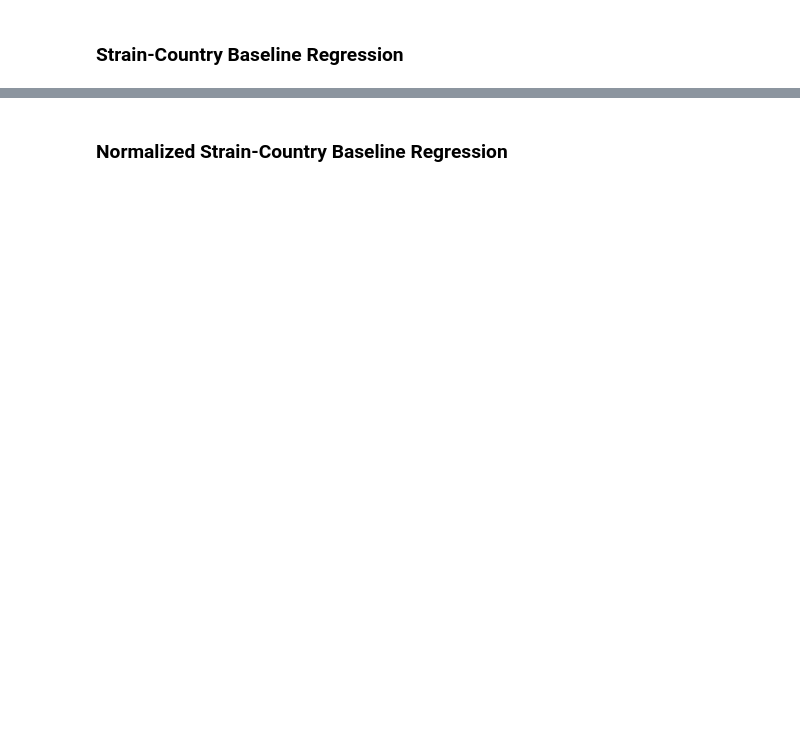
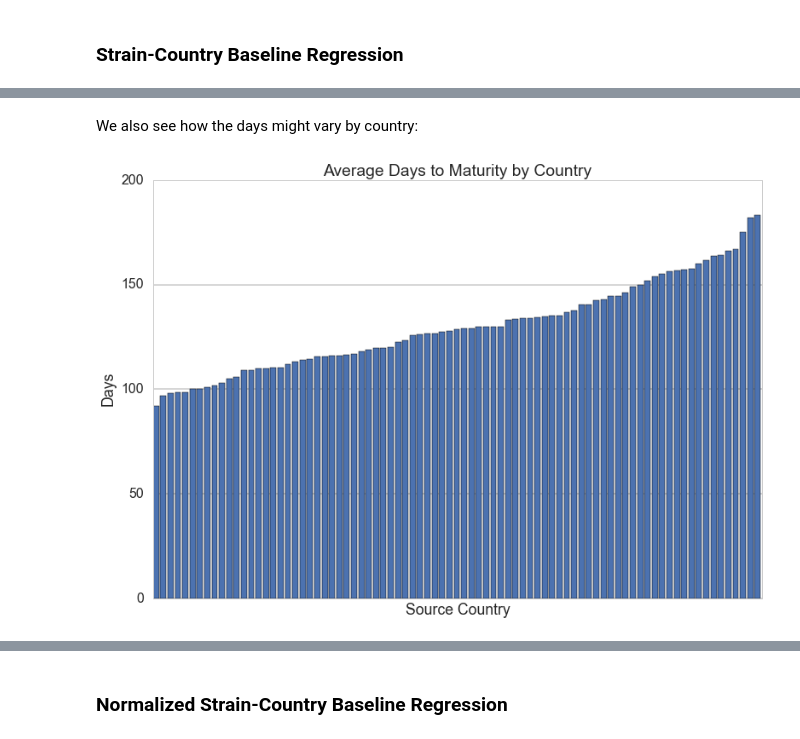
Before and after one commit to dylanpeterson/cs109-final-project, a Jupyter notebook: processbook.ipynb, the cells around one changed output, grey strips where cells are left out. Saved outputs shown, nothing was run; the diff lists cells and outputs as text; code cells hidden in the pictures; blank space fills up the shorter version.

```diff
--- a/processbook.ipynb
+++ b/processbook.ipynb
@@ -572,7 +774,12 @@ print "Strains from Country: " + str(source_days.get(source_days.keys()[2])[1])
+# %% [markdown]
+We also see how the days might vary by country:
 # %%
-a = (np.sort([source_days.get(source)[1] for source in source_days]))
+a = np.sort([source_days.get(source)[0] for source in source_days])
 plt.bar(xrange(0,len(a)),a);
-plt.title('Number of Strain by Source Country');
-plt.ylabel('Number of Strains');
+plt.axis([0,len(a),0,200])
+plt.title('Average Days to Maturity by Country');
+plt.ylabel('Days');
 plt.xlabel('Source Country');
 plt.xticks([]);
+# %% [output]
+[figure, added]
```
Also changed, not shown: parts of 71 cells of this notebook, 1 other file.
